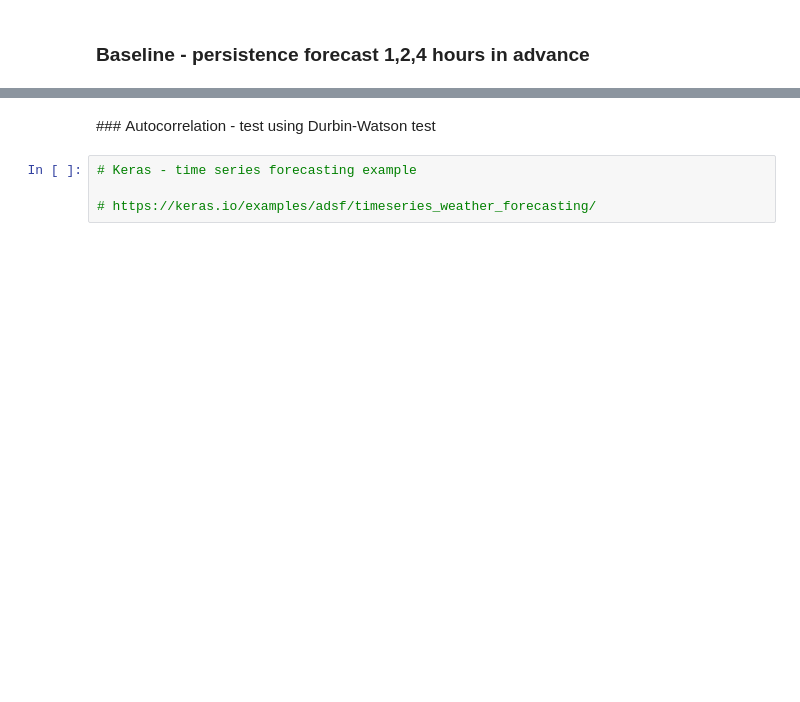
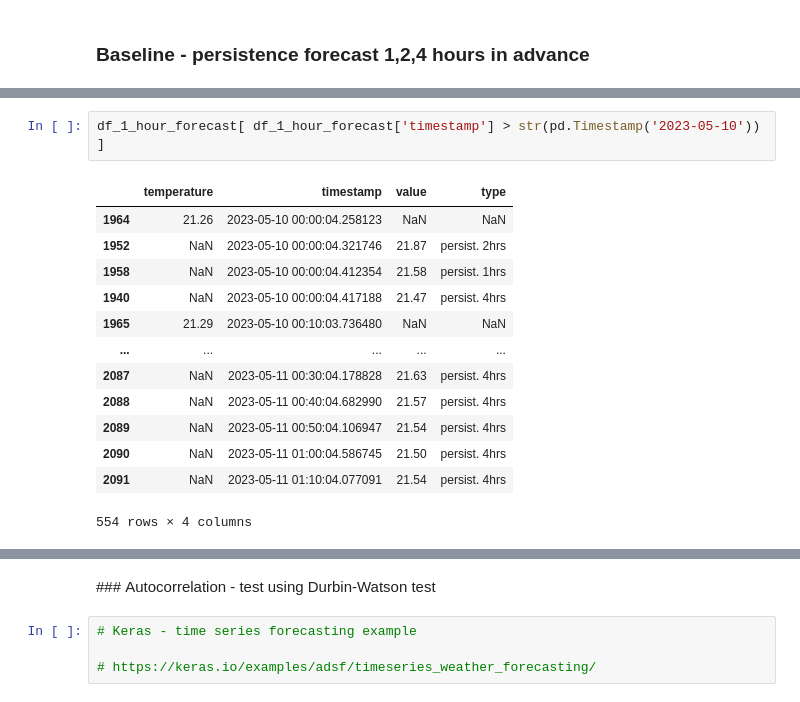
Before and after one commit to bndxn/raspberry-pi-notes, a Jupyter notebook: analysis/analysis.ipynb, the cells around one changed output, grey strips where cells are left out. Saved outputs shown, nothing was run; the diff lists cells and outputs as text; blank space fills up the shorter version.

Commit message:
persistence 1 hr forecast

```diff
--- a/analysis/analysis.ipynb
+++ b/analysis/analysis.ipynb
@@ -128 +131,17 @@ df_temp
 2092 rows × 3 columns
+# %%
+df_1_hour_forecast[ df_1_hour_forecast['timestamp'] > str(pd.Timestamp('2023-05-10')) ]
+# %% [output]
+|  | temperature | timestamp | value | type |
+| 1964 | 21.26 | 2023-05-10 00:00:04.258123 | NaN | NaN |
+| 1952 | NaN | 2023-05-10 00:00:04.321746 | 21.87 | persist. 2hrs |
+| 1958 | NaN | 2023-05-10 00:00:04.412354 | 21.58 | persist. 1hrs |
+| 1940 | NaN | 2023-05-10 00:00:04.417188 | 21.47 | persist. 4hrs |
+| 1965 | 21.29 | 2023-05-10 00:10:03.736480 | NaN | NaN |
+| ... | ... | ... | ... | ... |
+| 2087 | NaN | 2023-05-11 00:30:04.178828 | 21.63 | persist. 4hrs |
+| 2088 | NaN | 2023-05-11 00:40:04.682990 | 21.57 | persist. 4hrs |
+| 2089 | NaN | 2023-05-11 00:50:04.106947 | 21.54 | persist. 4hrs |
+| 2090 | NaN | 2023-05-11 01:00:04.586745 | 21.50 | persist. 4hrs |
+| 2091 | NaN | 2023-05-11 01:10:04.077091 | 21.54 | persist. 4hrs |
+554 rows × 4 columns
```
Also changed, not shown: parts of 12 cells of this notebook.
